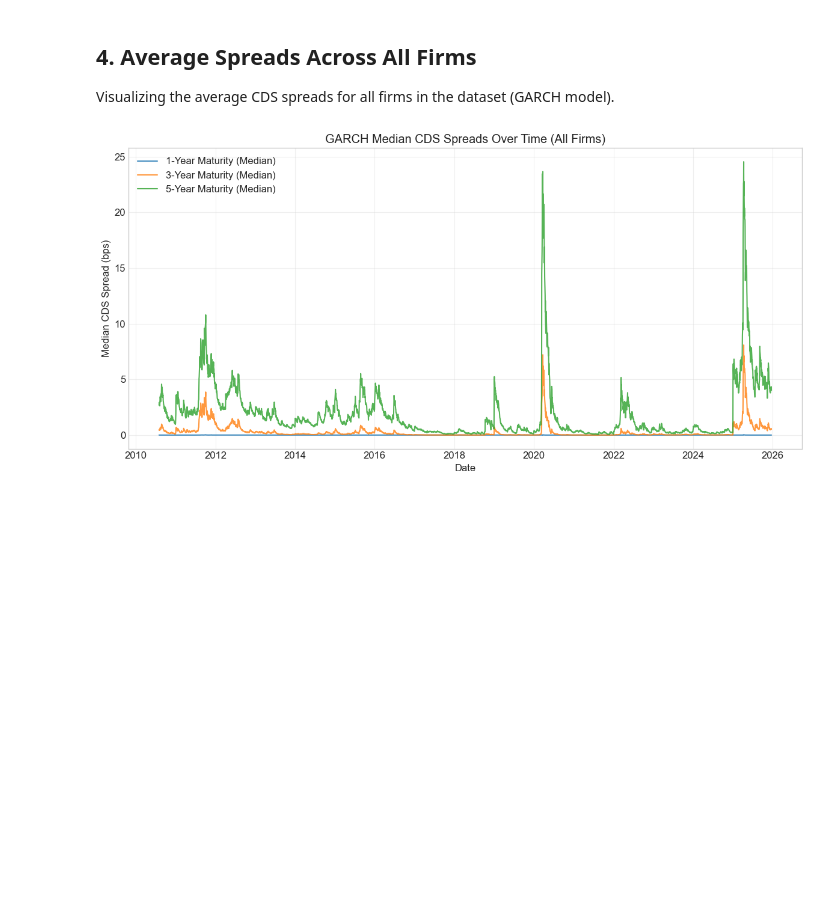
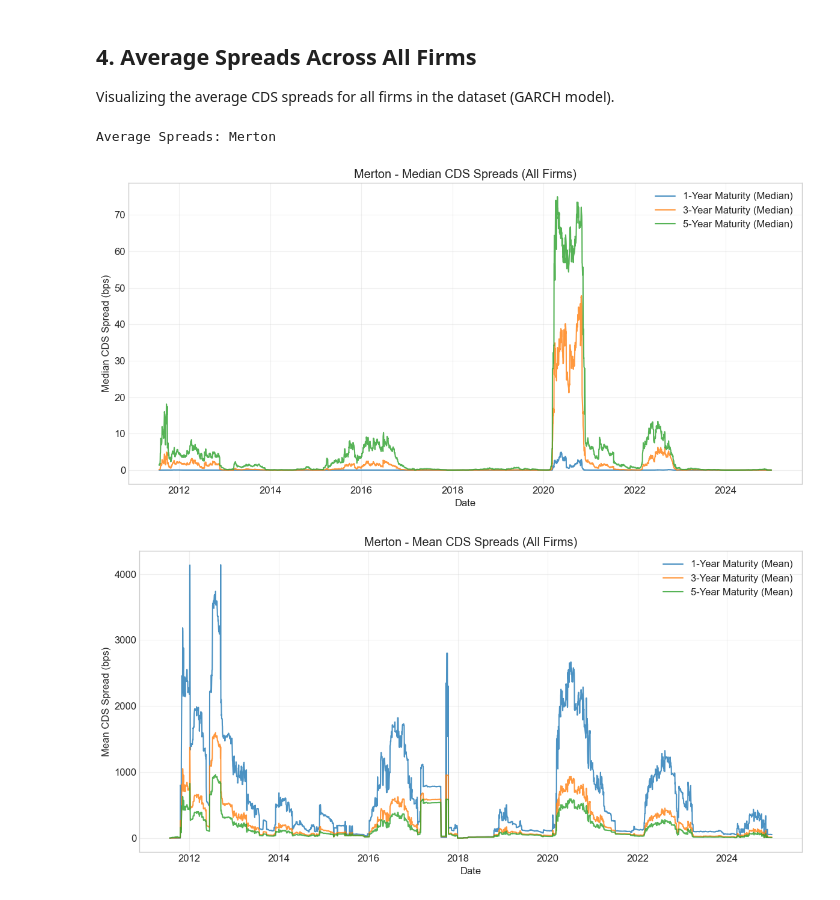
Before and after one commit to ChaseW3/Seminar-QF, a Jupyter notebook: Seminar QF/notebooks/visualize_results.ipynb, the cells around one changed output. Saved outputs shown, nothing was run; the diff lists cells and outputs as text; code cells hidden in the pictures; blank space fills up the shorter version.

```diff
--- a/Seminar QF/notebooks/visualize_results.ipynb
+++ b/Seminar QF/notebooks/visualize_results.ipynb
@@ -92,7 +101,23 @@ plotter.plot_model_comparison(gvkey=14447, maturity=5, models=['GARCH', 'Regime
 # %% [markdown]
 ## 4. Average Spreads Across All Firms
 Visualizing the average CDS spreads for all firms in the dataset (GARCH model).
-# %%
-plotter.plot_average_spreads_over_time('GARCH', maturities=[1, 3, 5])
-# %% [output]
-[figure, removed]
+# %%
+# Plot Average Spreads for All Models (Median and Mean of Merton)
+for model in files.keys():
+    if model in plotter.data:
+        print(f"Average Spreads: {model}")
+
+        # 1. Median (Robust to outliers)
+        plotter.plot_average_spreads_over_time(model, maturities=[1, 3, 5],
+                                             aggregation='median',
+                                             title=f"{model} - Median CDS Spreads (All Firms)")
+
+        # 2. Mean (Only for Merton to see the difference, or all if desired)
+        if model == 'Merton':
+             plotter.plot_average_spreads_over_time(model, maturities=[1, 3, 5],
+                                             aggregation='mean',
+                                             title=f"{model} - Mean CDS Spreads (All Firms)")
+# %% [output]
+Average Spreads: Merton
+[figure, added]
+[figure, added]
```
Also changed, not shown: parts of 7 cells of this notebook, 2 other files.
